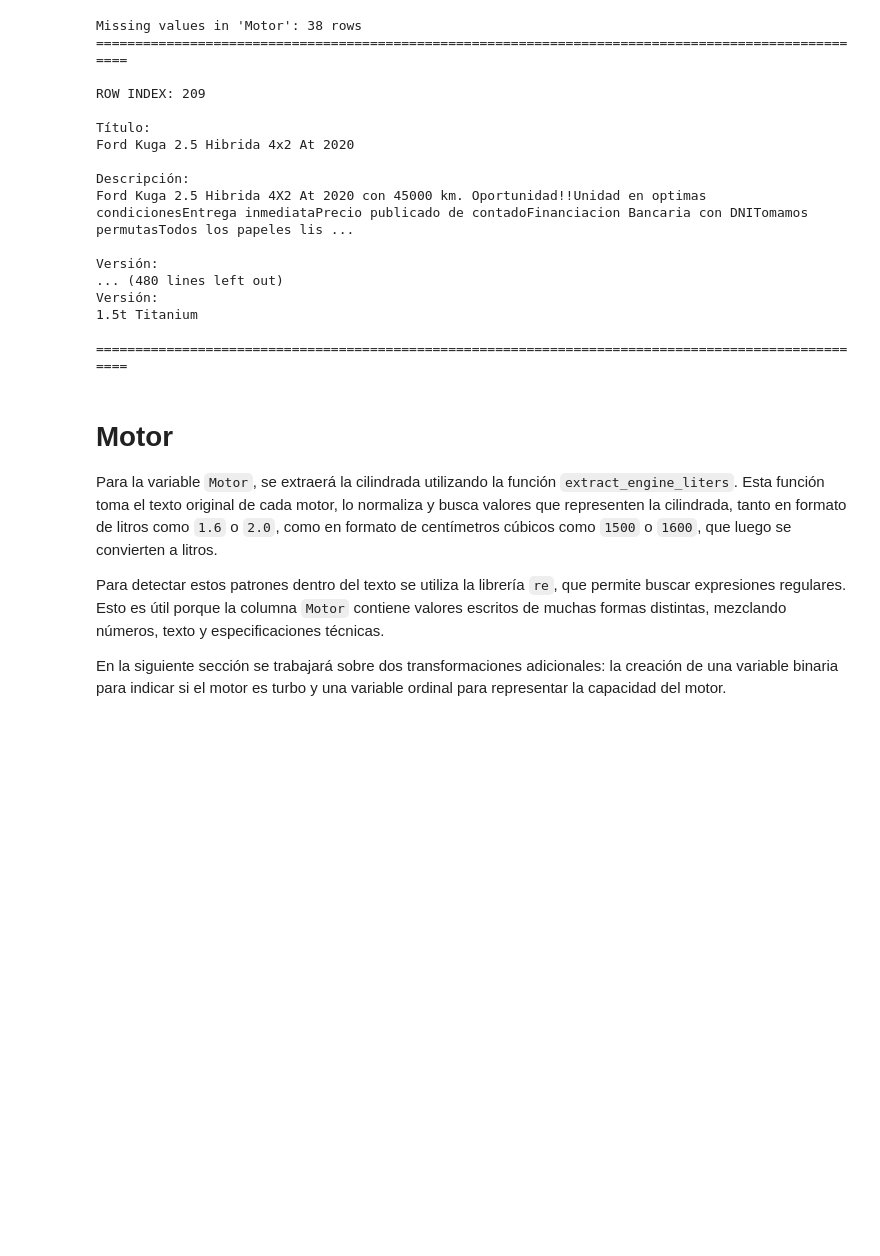
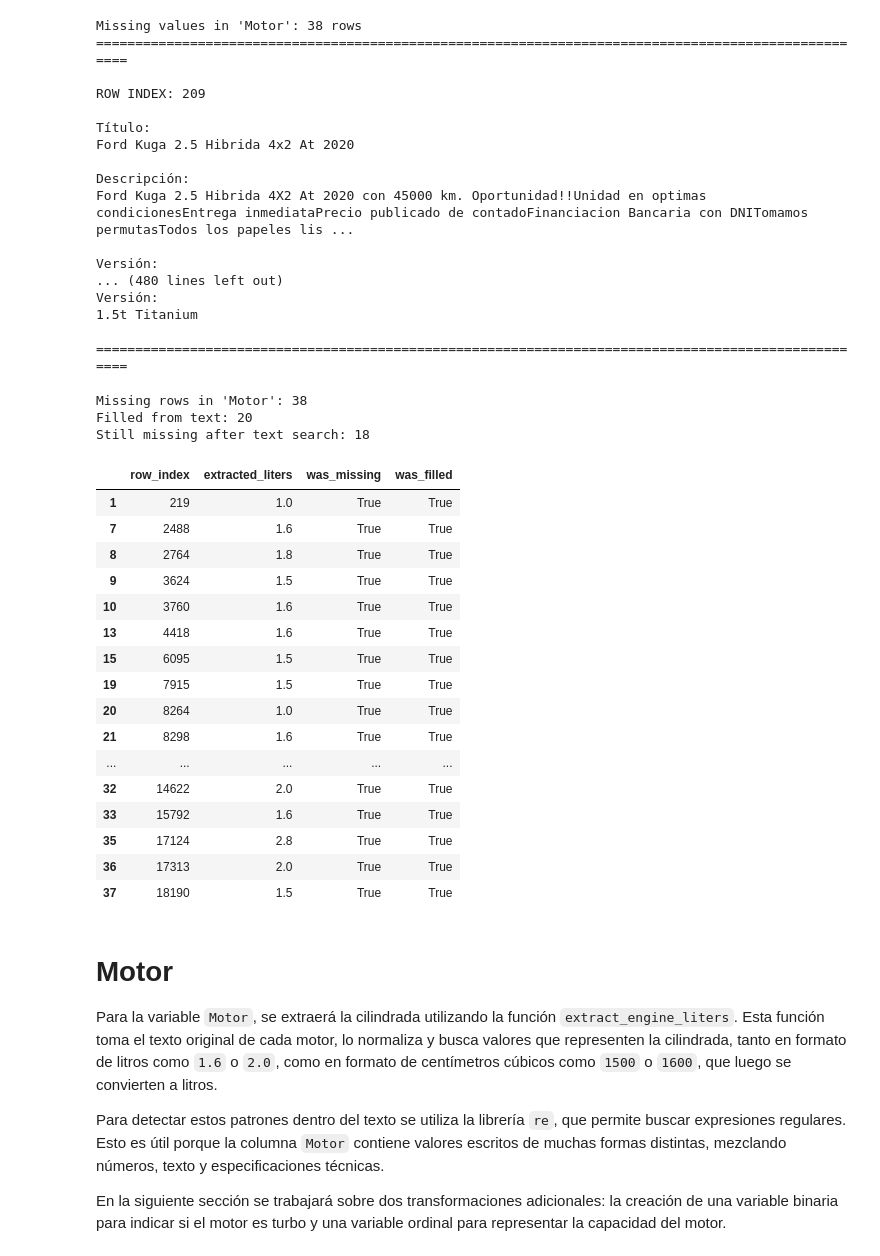
Before and after one commit to abrildiaco/TP_Final_ML, a Jupyter notebook: notebooks/eda.ipynb, the cells around one changed output. Saved outputs shown, nothing was run; the diff lists cells and outputs as text; code cells hidden in the pictures; blank space fills up the shorter version.

```diff
--- a/notebooks/eda.ipynb
+++ b/notebooks/eda.ipynb
@@ -504,11 +504,32 @@ Versión:
 
 ====================================================================================================
 # %%
-# dataset_processed, engine_audit = prep.fill_missing_engine_from_text(
-#     dataset_processed,
-#     engine_col ="Motor",
-#     text_cols=("Título", "Descripción", "Versión"),
-#     return_audit=True
-# )
+dataset_processed, engine_audit = prep.fill_missing_engine_from_text(
+    dataset_processed,
+    engine_col ="Motor",
+    text_cols = ("Título", "Descripción", "Versión"),
+    return_audit=True
+)
 
-# engine_audit[engine_audit["was_filled"]]
+engine_audit[engine_audit["was_filled"]]
+# %% [output]
+Missing rows in 'Motor': 38
+Filled from text: 20
+Still missing after text search: 18
+|  | row_index | extracted_liters | was_missing | was_filled |
+| 1 | 219 | 1.0 | True | True |
+| 7 | 2488 | 1.6 | True | True |
+| 8 | 2764 | 1.8 | True | True |
+| 9 | 3624 | 1.5 | True | True |
+| 10 | 3760 | 1.6 | True | True |
+| 13 | 4418 | 1.6 | True | True |
+| 15 | 6095 | 1.5 | True | True |
+| 19 | 7915 | 1.5 | True | True |
+| 20 | 8264 | 1.0 | True | True |
+| 21 | 8298 | 1.6 | True | True |
+| ... | ... | ... | ... | ... |
+| 32 | 14622 | 2.0 | True | True |
+| 33 | 15792 | 1.6 | True | True |
+| 35 | 17124 | 2.8 | True | True |
+| 36 | 17313 | 2.0 | True | True |
+| 37 | 18190 | 1.5 | True | True |
```
Also changed, not shown: parts of 9 cells of this notebook.
